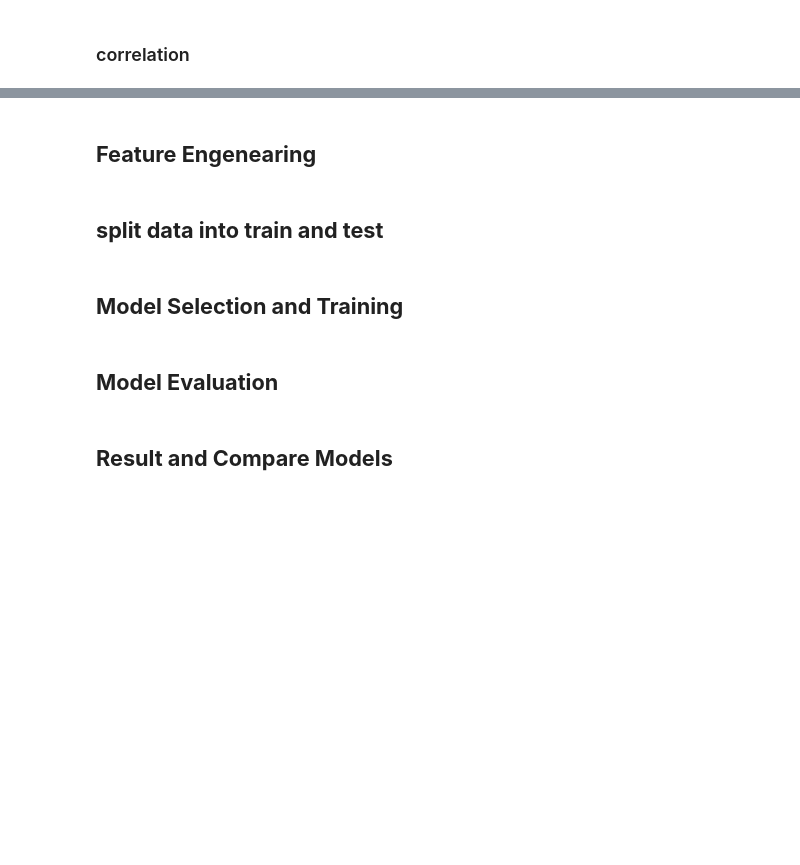
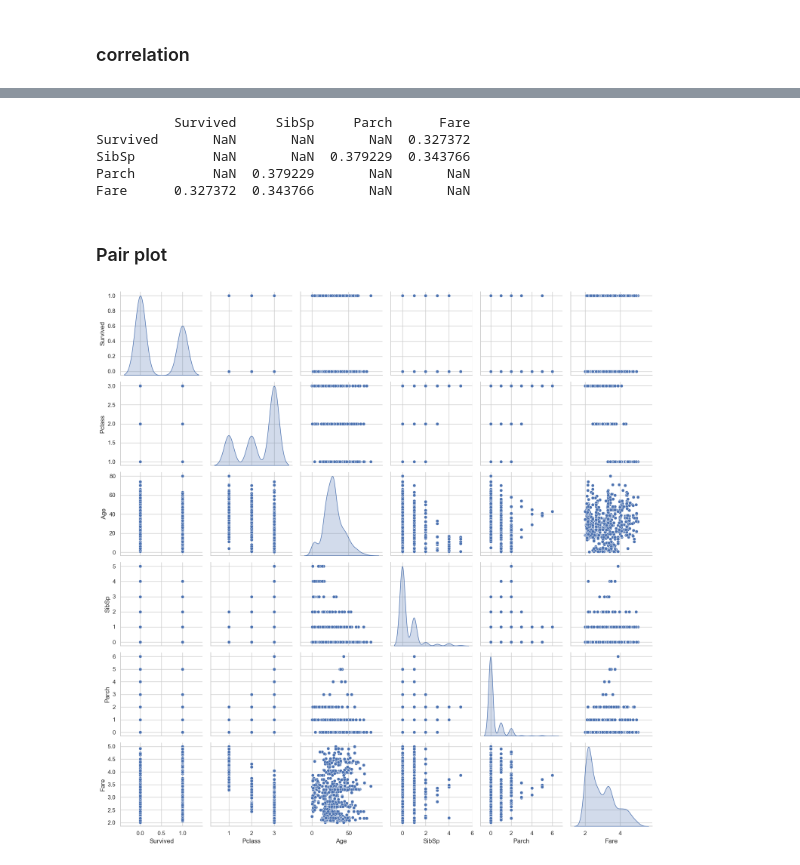
Before and after one commit to youssef-113/CodeAlpha_Titanic_Classification, a Jupyter notebook: Titanic-classification-models.ipynb, the cells around one changed output, grey strips where cells are left out. Saved outputs shown, nothing was run; the diff lists cells and outputs as text; code cells hidden in the pictures; blank space fills up the shorter version.

Commit message:
Modeling Done

```diff
--- a/Titanic-classification-models.ipynb
+++ b/Titanic-classification-models.ipynb
@@ -609,10 +638,19 @@ plt.show()
-# %% [markdown]
-## **Feature Engenearing**
-# %% [markdown]
-## **split data into train and test**
-# %% [markdown]
-## **Model Selection and Training**
-# %% [markdown]
-## **Model Evaluation**
-# %% [markdown]
-## **Result and Compare Models**
+# %%
+threshold = 0.3
+strong_corr = cm[(cm > threshold) & (cm < 1.0)]
+print(strong_corr.dropna(how='all').dropna(axis=1, how='all'))
+# %% [output]
+          Survived     SibSp     Parch      Fare
+Survived       NaN       NaN       NaN  0.327372
+SibSp          NaN       NaN  0.379229  0.343766
+Parch          NaN  0.379229       NaN       NaN
+Fare      0.327372  0.343766       NaN       NaN
+# %% [markdown]
+### Pair plot
+# %%
+sns.pairplot(df_cleaned, diag_kind='kde')
+plt.tight_layout()
+plt.savefig('Images/pairplot.png')
+plt.show()
+# %% [output]
+[figure, added]
```
Also changed, not shown: parts of 88 cells of this notebook, 18 other files.
